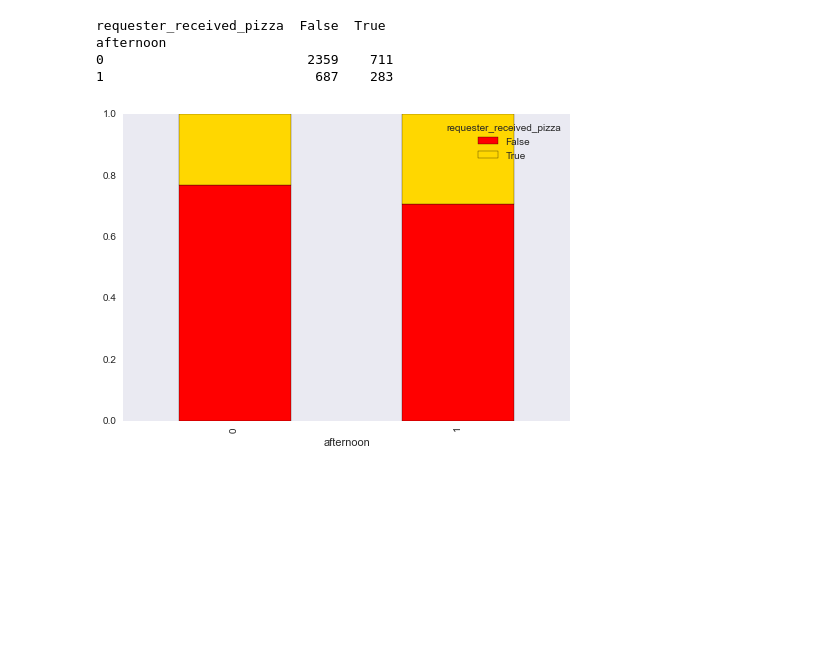
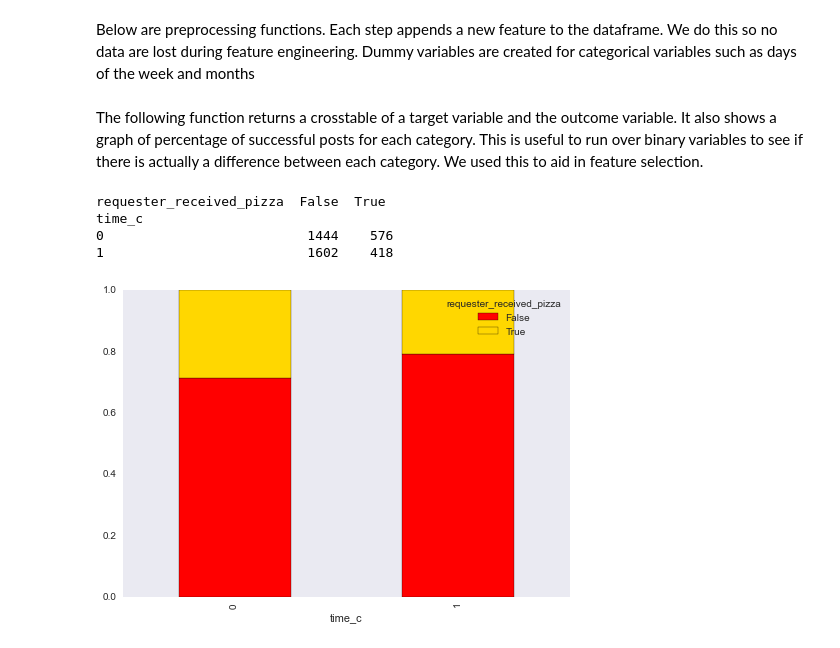
Before and after one commit to friehl/Pizza, a Jupyter notebook: train.ipynb, the cells around one changed output. Drawn from its saved outputs; the diff is of its cells as text; code cells hidden in the pictures; blank space fills up the shorter version.

```diff
--- a/train.ipynb
+++ b/train.ipynb
@@ -111,6 +97,12 @@ def get_pos_train_text(orig_df, top_k=10):
 
     neg_dict = [i for i in neg_words if i not in pos_words]
     pos_dict = [i for i in pos_words if i not in neg_words]
-    return pos_dict
 
-pos_words = get_pos_train_text(train, 30)
+    categories = job + money + family + student + craving + gratitude +military + ['http', 'jpg', 'imgur', 'com']
+
+    p_output = [i for i in pos_dict if i not in set(categories)]
+
+    return p_output
+
+pos_words = get_pos_train_text(train, 40)
+print pos_words
@@ -125,10 +121,12 @@ def reciprocity_search(df):
     for entry in range(len(all_text)):
         contains_words = 0
         for comp in comps:
-            if len(re.findall(comp, all_text[entry])) > 0:
+            if len(re.findall(comp, all_text[entry].lower())) > 0:
                 contains_words = 1
         reciprocate.append(contains_words)
     return reciprocate
+# %% [markdown]
+Below are preprocessing functions. Each step appends a new feature to the dataframe. We do this so no data are lost during feature engineering. Dummy variables are created for categorical variables such as days of the week and months
 # %%
 # Feature creation
 def encode_features(df, fte):
@@ -216,17 +185,19 @@ def preprocess(df):
 # %%
 train_preprocess = preprocess(train)
 test_preprocess = preprocess(test)
+# %% [markdown]
+The following function returns a crosstable of a target variable and the outcome variable. It also shows a graph of percentage of successful posts for each category. This is useful to run over binary variables to see if there is actually a difference between each category. We used this to aid in feature selection.
 # %%
 def get_dist(cat, labels):
     '''graphs crosstable for different variables with graph by % outcome'''
     crosstab = pd.crosstab(cat, labels)
     print(crosstab)
     crosstab.div(crosstab.sum(1).astype('float'), axis=0).plot(kind='bar', stacked=True, color=['red','gold'], grid=False)
 
-get_dist(train_preprocess.afternoon, train_preprocess.requester_received_pizza)
+get_dist(train_preprocess.time_c, train_preprocess.requester_received_pizza)
 # %% [output]
 requester_received_pizza  False  True
-afternoon
-0                          2359    711
-1                           687    283
+time_c
+0                          1444    576
+1                          1602    418
-[figure, old version]
+[figure, new version]
```
Also changed, not shown: parts of 38 cells of this notebook.
